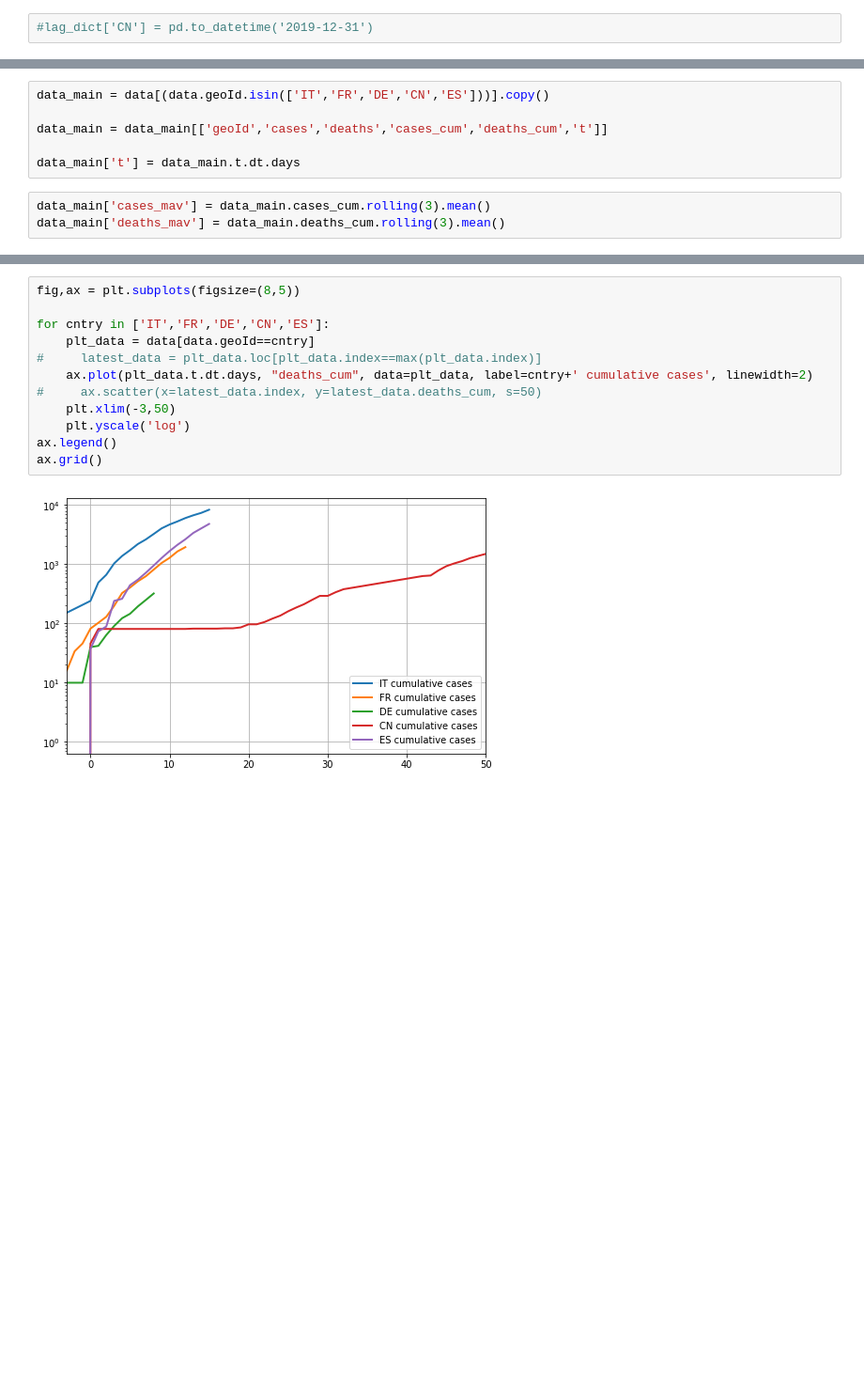
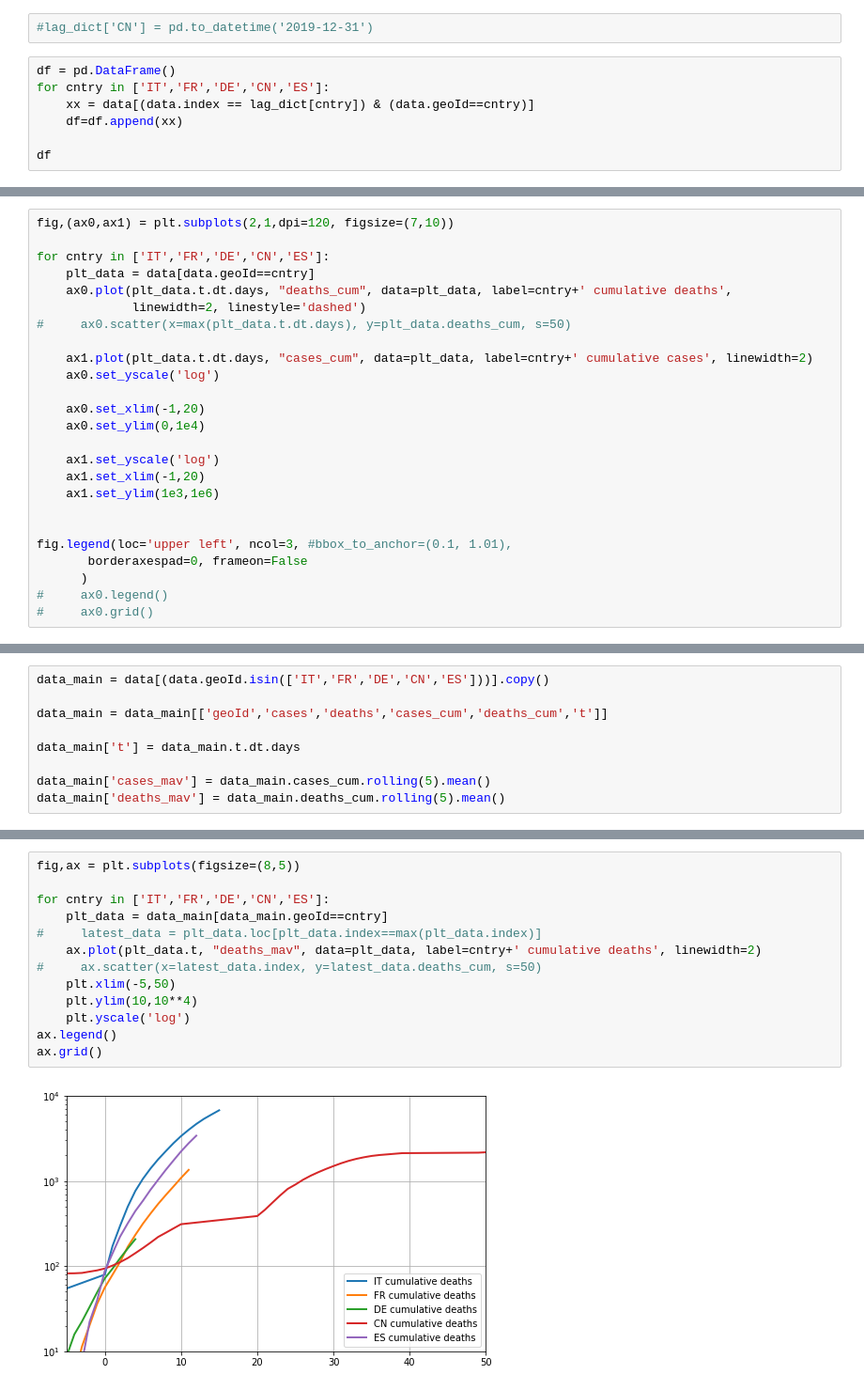
Before and after one commit to fuivito/covid2019, a Jupyter notebook: Covid2019.ipynb, the cells around one changed output, grey strips where cells are left out. Shown: that part at 94% size. Cells and saved outputs as stored; diff of their text form; blank space fills up the shorter version.

```diff
--- a/Covid2019.ipynb
+++ b/Covid2019.ipynb
@@ -98,3 +95,10 @@ ZW Not above threshold
 nan Not above threshold
 # %%
 #lag_dict['CN'] = pd.to_datetime('2019-12-31')
+# %%
+df = pd.DataFrame()
+for cntry in ['IT','FR','DE','CN','ES']:
+    xx = data[(data.index == lag_dict[cntry]) & (data.geoId==cntry)]
+    df=df.append(xx)
+
+df
@@ -120,0 +135,25 @@ lag_date:  2020-03-13 00:00:00
+# %%
+fig,(ax0,ax1) = plt.subplots(2,1,dpi=120, figsize=(7,10))
+
+for cntry in ['IT','FR','DE','CN','ES']:
+    plt_data = data[data.geoId==cntry]
+    ax0.plot(plt_data.t.dt.days, "deaths_cum", data=plt_data, label=cntry+' cumulative deaths',
+             linewidth=2, linestyle='dashed')
+#     ax0.scatter(x=max(plt_data.t.dt.days), y=plt_data.deaths_cum, s=50)
+
+    ax1.plot(plt_data.t.dt.days, "cases_cum", data=plt_data, label=cntry+' cumulative cases', linewidth=2)
+    ax0.set_yscale('log')
+
+    ax0.set_xlim(-1,20)
+    ax0.set_ylim(0,1e4)
+
+    ax1.set_yscale('log')
+    ax1.set_xlim(-1,20)
+    ax1.set_ylim(1e3,1e6)
+
+
+fig.legend(loc='upper left', ncol=3, #bbox_to_anchor=(0.1, 1.01),
+       borderaxespad=0, frameon=False
+      )
+#     ax0.legend()
+#     ax0.grid()
@@ -124,6 +172,6 @@ data_main = data[(data.geoId.isin(['IT','FR','DE','CN','ES']))].copy()
 data_main = data_main[['geoId','cases','deaths','cases_cum','deaths_cum','t']]
 
 data_main['t'] = data_main.t.dt.days
+
+data_main['cases_mav'] = data_main.cases_cum.rolling(5).mean()
+data_main['deaths_mav'] = data_main.deaths_cum.rolling(5).mean()
-# %%
-data_main['cases_mav'] = data_main.cases_cum.rolling(3).mean()
-data_main['deaths_mav'] = data_main.deaths_cum.rolling(3).mean()
@@ -130,14 +205,15 @@ data_main['deaths_mav'] = data_main.deaths_cum.rolling(3).mean()
 # %%
 fig,ax = plt.subplots(figsize=(8,5))
 
 for cntry in ['IT','FR','DE','CN','ES']:
-    plt_data = data[data.geoId==cntry]
+    plt_data = data_main[data_main.geoId==cntry]
 #     latest_data = plt_data.loc[plt_data.index==max(plt_data.index)]
-    ax.plot(plt_data.t.dt.days, "deaths_cum", data=plt_data, label=cntry+' cumulative cases', linewidth=2)
+    ax.plot(plt_data.t, "deaths_mav", data=plt_data, label=cntry+' cumulative deaths', linewidth=2)
 #     ax.scatter(x=latest_data.index, y=latest_data.deaths_cum, s=50)
-    plt.xlim(-3,50)
+    plt.xlim(-5,50)
+    plt.ylim(10,10**4)
     plt.yscale('log')
 ax.legend()
 ax.grid()
 # %% [output]
-[figure, old version]
+[figure, new version]
```
Also changed, not shown: parts of 19 cells of this notebook, 3 other files.
